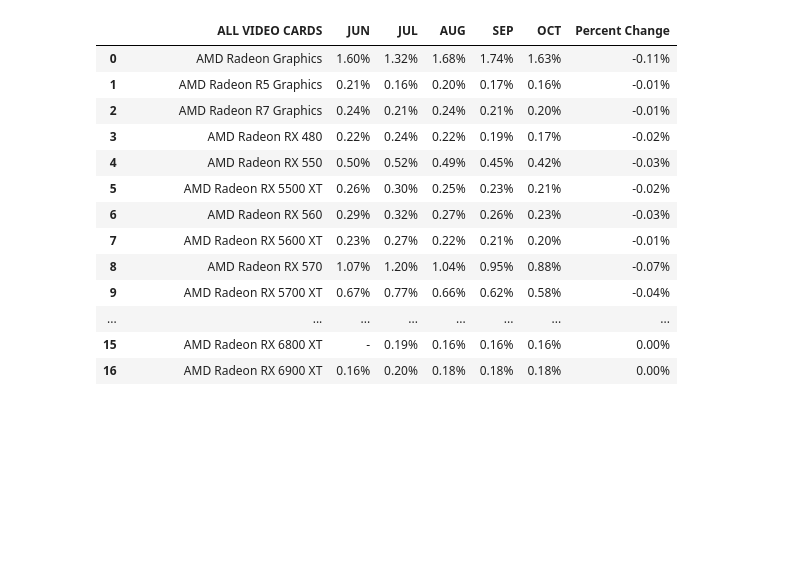
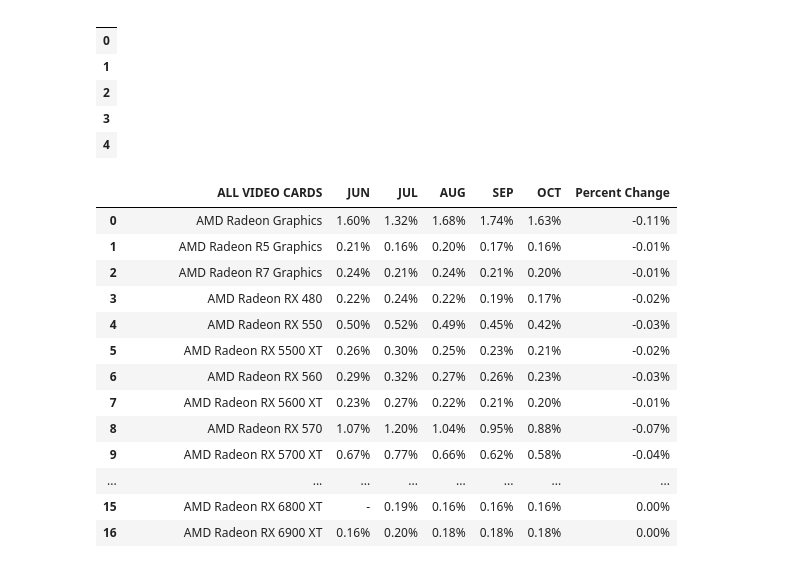
Before and after one commit to zchaikin/ics484, a Jupyter notebook: Scratch paper.ipynb, the cells around one changed output. Saved outputs shown, nothing was run; the diff lists cells and outputs as text; code cells hidden in the pictures; blank space fills up the shorter version.

Commit message:
regex testing

```diff
--- a/Untitled.ipynb
+++ b/Scratch paper.ipynb
@@ -21,3 +24,13 @@ by_company
+# %%
+a = df.filter(regex=('[^.*?](RTX 20.*?)'))
+a
+# %% [output]
+|  |
+| 0 |
+| 1 |
+| 2 |
+| 3 |
+| 4 |
 # %%
 June = by_company.iloc[:,[0, 1]]
 July = by_company.iloc[:,[0, 2]]
```
Also changed, not shown: parts of 1 cell of this notebook, 1 other file.
